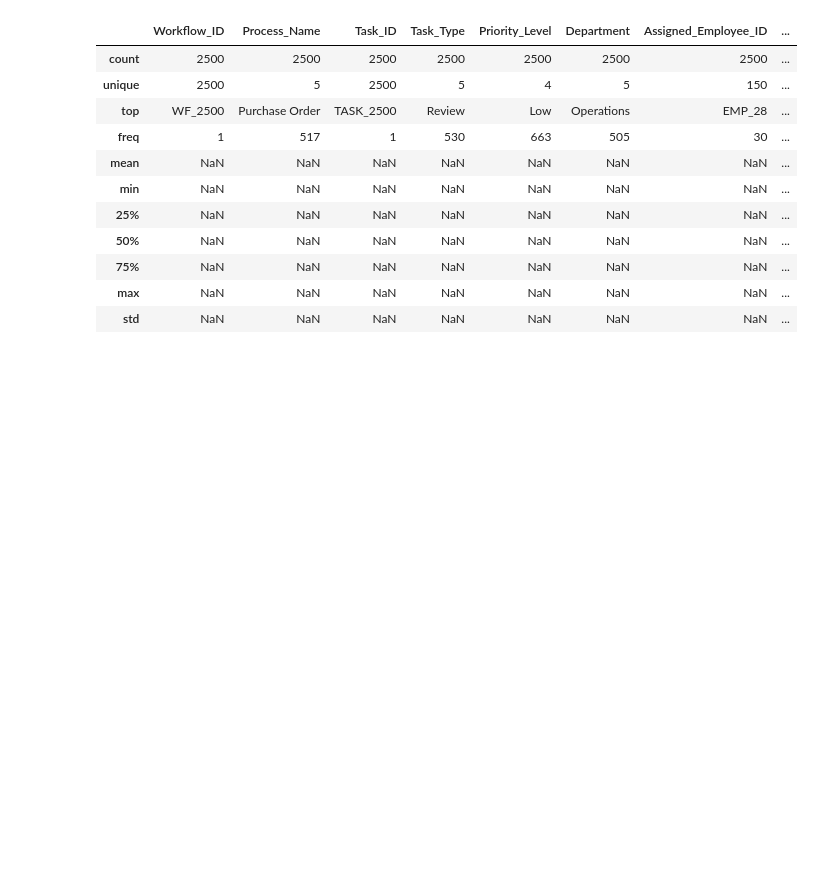
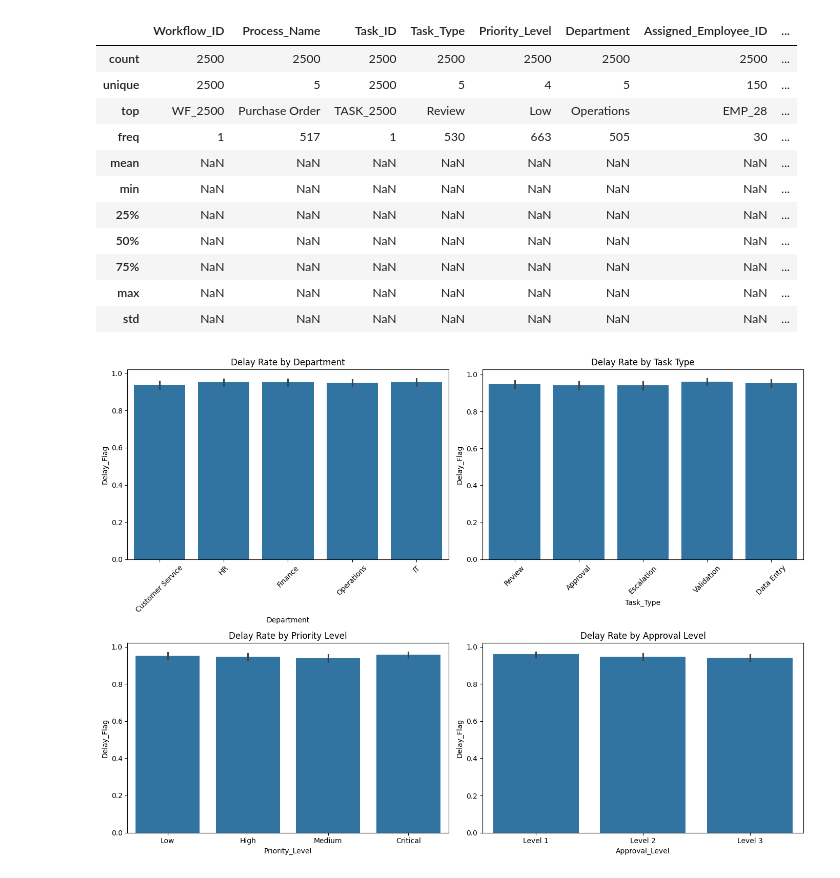
Before and after one commit to Autumnchild34/Workflow-Operations-Performance, a Jupyter notebook: notebook/02_Exploratory_Data_Analysis.ipynb.ipynb, the cells around one changed output. Drawn from its saved outputs; the diff is of its cells as text; code cells hidden in the pictures; blank space fills up the shorter version.

Commit message:
02_Exploratory_Data_Analysis notebook: 2. Delay rate by categorical variables

```diff
--- a/notebook/02_Exploratory_Data_Analysis.ipynb.ipynb
+++ b/notebook/02_Exploratory_Data_Analysis.ipynb.ipynb
@@ -30,3 +30,24 @@ df.describe(include='all')
 | 75% | NaN | NaN | NaN | NaN | NaN | NaN | NaN | ... |
 | max | NaN | NaN | NaN | NaN | NaN | NaN | NaN | ... |
 | std | NaN | NaN | NaN | NaN | NaN | NaN | NaN | ... |
+# %%
+# 2. Delay rate by categorical variables
+
+fig, axes = plt.subplots(2, 2, figsize=(14, 10))
+sns.barplot(x='Department', y='Delay_Flag', data=df, ax=axes[0,0])
+axes[0,0].set_title('Delay Rate by Department')
+axes[0,0].tick_params(axis='x', rotation=45)
+
+sns.barplot(x='Task_Type', y='Delay_Flag', data=df, ax=axes[0,1])
+axes[0,1].set_title('Delay Rate by Task Type')
+axes[0,1].tick_params(axis='x', rotation=45)
+
+sns.barplot(x='Priority_Level', y='Delay_Flag', data=df, ax=axes[1,0])
+axes[1,0].set_title('Delay Rate by Priority Level')
+
+sns.barplot(x='Approval_Level', y='Delay_Flag', data=df, ax=axes[1,1])
+axes[1,1].set_title('Delay Rate by Approval Level')
+plt.tight_layout()
+plt.show()
+# %% [output]
+[figure, added]
```
